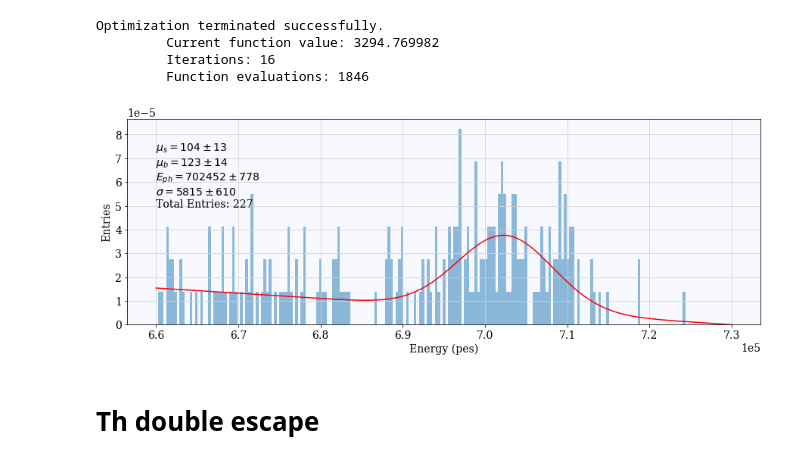
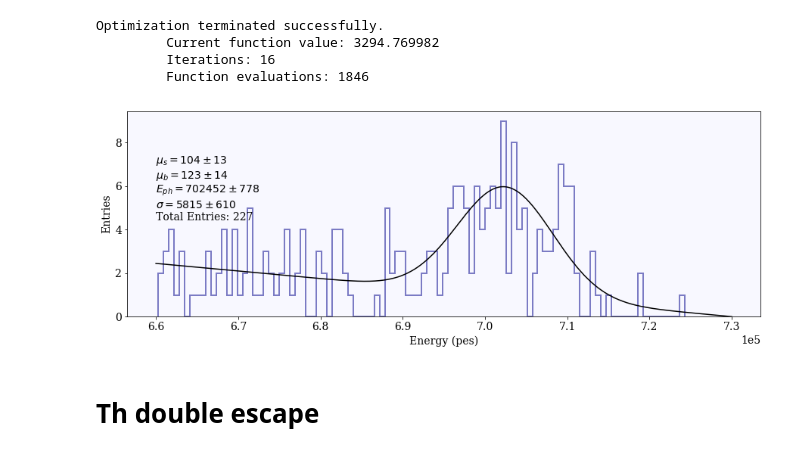
Before and after one commit to gondiaz/ICAROSNB, a Jupyter notebook: GDL/spectra/run_6482.ipynb, the cells around one changed output. Saved outputs shown, nothing was run; the diff lists cells and outputs as text; code cells hidden in the pictures.

```diff
--- a/GDL/spectra/run_6482.ipynb
+++ b/GDL/spectra/run_6482.ipynb
@@ -40,6 +40,21 @@ def plottext(res, cov, n):
             fr'$\sigma   = {sig} \pm {ssig}$' + '\n'+
             fr'Total Entries: {n}')
     return tres
+
+
+def fitplot(E, lims, res, cov, nbins):
+    a, b =lims
+    fig = plt.figure()
+    ax = fig.add_subplot(111)
+
+    h, _, _ = ax.hist(E, bins=int(nbins), alpha=0.5, histtype='step', color='darkblue', linewidth=2);
+    e = np.linspace(a, b, 1000)
+    ax.plot(e, ((b-a)/nbins*len(E))*pk.pkpdf(e, res.x, [a,b]), c='black')
+
+    ax.text(a, h.max()/2., s=plottext(res, cov, len(E)))
+
+    ax.set_xlabel('Energy (pes)');
+    ax.set_ylabel('Entries');
 # %%
 run = 6482
 
@@ -84,20 +97,10 @@ Optimization terminated successfully.
          Current function value: 3294.769982
          Iterations: 16
          Function evaluations: 1846
-# %%
-fig = plt.figure()
-ax = fig.add_subplot(111)
-
-ax.hist(E, bins=int(0.2*nbins), alpha=0.5, density=True);
-e = np.linspace(a, b, 1000)
-ax.plot(e, pk.pkpdf(e, res.x, [a,b]), c='r')
-
-ax.text(a, 5e-5, s=plottext(res, cov, len(E)))
-
-ax.set_xlabel('Energy (pes)');
-ax.set_ylabel('Entries');
-# %% [output]
-[figure, removed]
+# %%
+fitplot(E, [a, b], res, cov, nbins)
+# %% [output]
+[figure, added]
 # %% [markdown]
 # Th double escape
 # %%
```
Also changed, not shown: parts of 26 cells of this notebook, 8 other files.
